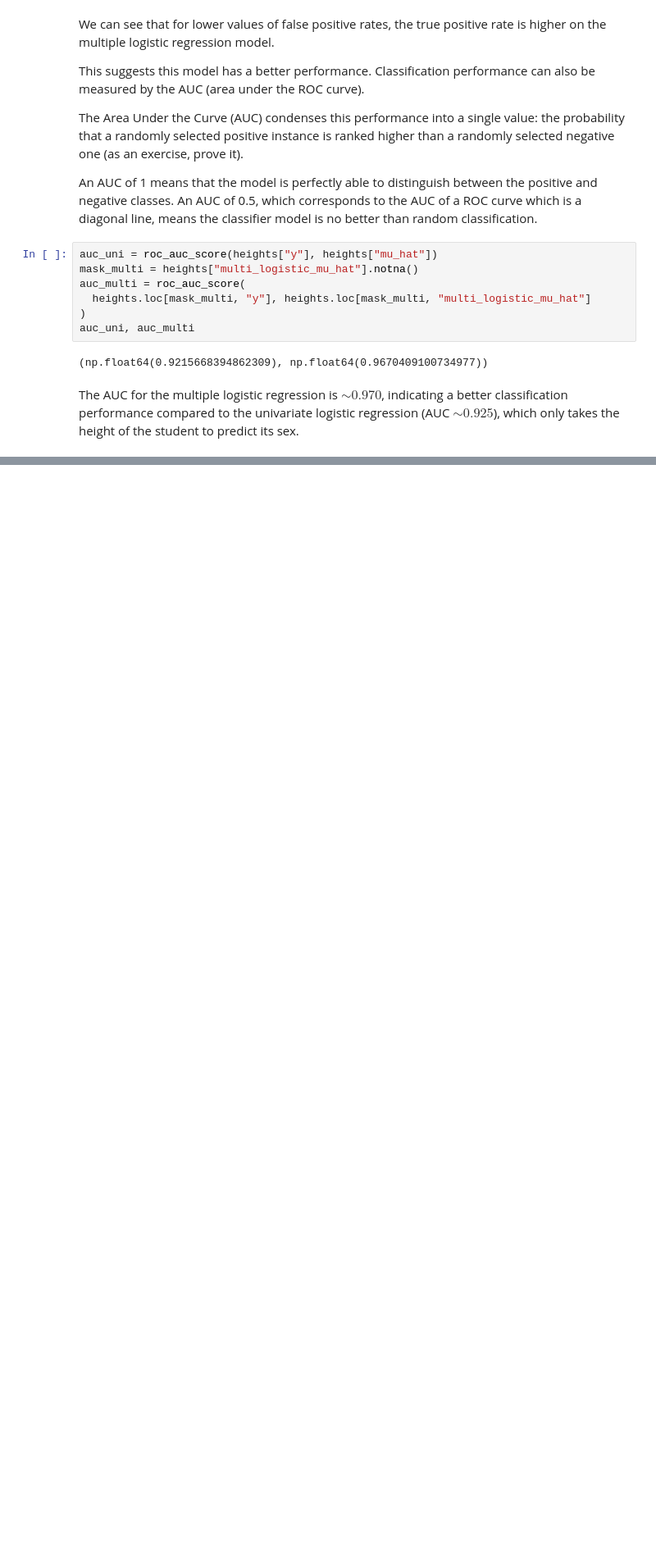
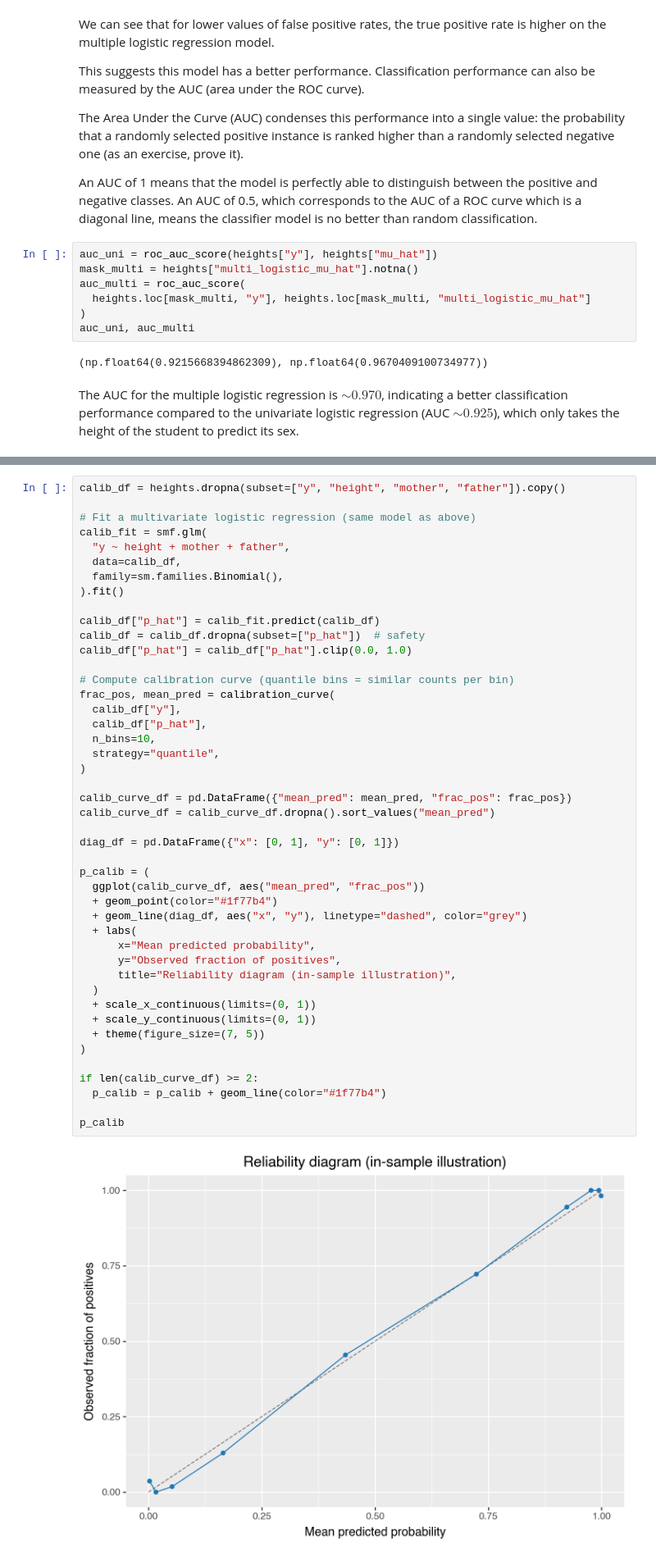
Before and after one commit to ulasuregen/Data-Analysis-and-Visualization-in-Python, a Jupyter notebook: logisticRegression.ipynb, the cells around one changed output, grey strips where cells are left out. Shown at 82% size. Cells and saved outputs as stored; diff of their text form; blank space fills up the shorter version.

```diff
--- a/logisticRegression.ipynb
+++ b/logisticRegression.ipynb
@@ -965,0 +1072,47 @@ The AUC for the multiple logistic regression is $\sim 0.970$, indicating a bette
+# %%
+calib_df = heights.dropna(subset=["y", "height", "mother", "father"]).copy()
+
+# Fit a multivariate logistic regression (same model as above)
+calib_fit = smf.glm(
+  "y ~ height + mother + father",
+  data=calib_df,
+  family=sm.families.Binomial(),
+).fit()
+
+calib_df["p_hat"] = calib_fit.predict(calib_df)
+calib_df = calib_df.dropna(subset=["p_hat"])  # safety
+calib_df["p_hat"] = calib_df["p_hat"].clip(0.0, 1.0)
+
+# Compute calibration curve (quantile bins = similar counts per bin)
+frac_pos, mean_pred = calibration_curve(
+  calib_df["y"],
+  calib_df["p_hat"],
+  n_bins=10,
+  strategy="quantile",
+)
+
+calib_curve_df = pd.DataFrame({"mean_pred": mean_pred, "frac_pos": frac_pos})
+calib_curve_df = calib_curve_df.dropna().sort_values("mean_pred")
+
+diag_df = pd.DataFrame({"x": [0, 1], "y": [0, 1]})
+
+p_calib = (
+  ggplot(calib_curve_df, aes("mean_pred", "frac_pos"))
+  + geom_point(color="#1f77b4")
+  + geom_line(diag_df, aes("x", "y"), linetype="dashed", color="grey")
+  + labs(
+      x="Mean predicted probability",
+      y="Observed fraction of positives",
+      title="Reliability diagram (in-sample illustration)",
+  )
+  + scale_x_continuous(limits=(0, 1))
+  + scale_y_continuous(limits=(0, 1))
+  + theme(figure_size=(7, 5))
+)
+
+if len(calib_curve_df) >= 2:
+  p_calib = p_calib + geom_line(color="#1f77b4")
+
+p_calib
+# %% [output]
+[figure, added]
```
Also changed, not shown: parts of 17 cells of this notebook.
